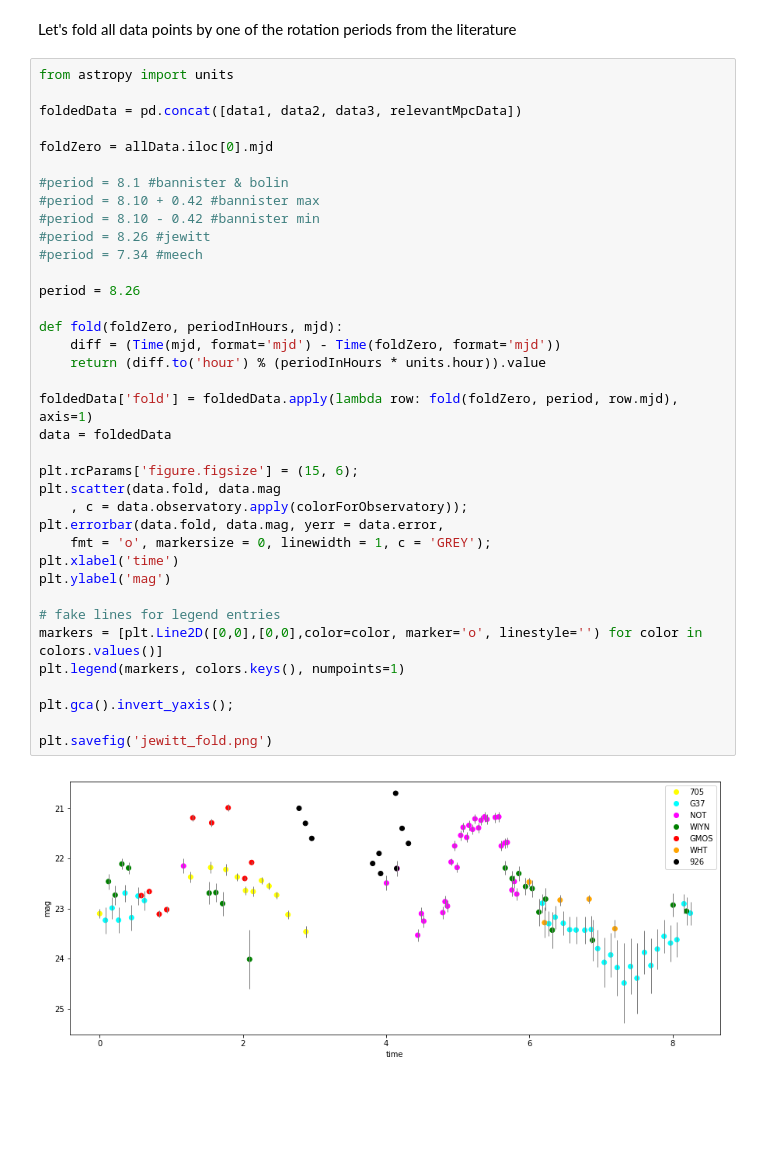
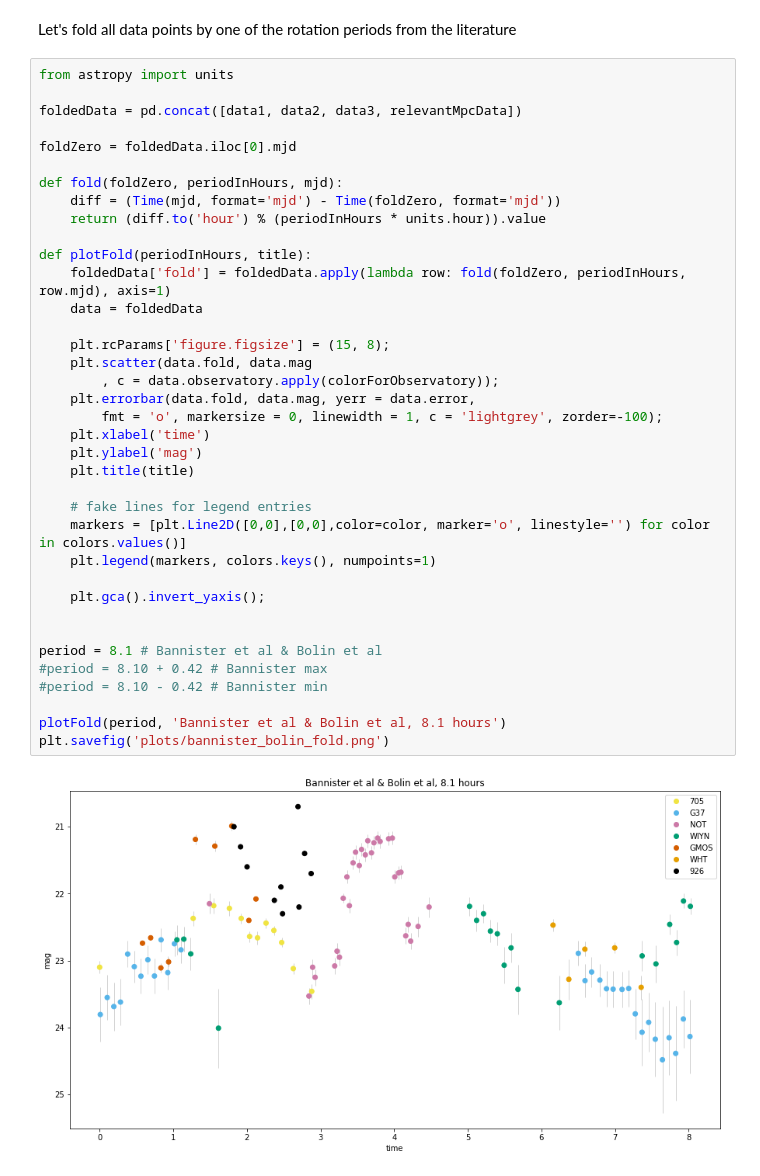
Before and after one commit to sharponlooker/A2017U1, a Jupyter notebook: 1I2017U1 light curve.ipynb, the cells around one changed output. Drawn from its saved outputs; the diff is of its cells as text; blank space fills up the shorter version.

```diff
--- a/1I2017U1 light curve.ipynb
+++ b/1I2017U1 light curve.ipynb
@@ -150,39 +161,39 @@ Let's fold all data points by one of the rotation periods from the literature
 # %%
 from astropy import units
 
 foldedData = pd.concat([data1, data2, data3, relevantMpcData])
 
-foldZero = allData.iloc[0].mjd
-
-#period = 8.1 #bannister & bolin
-#period = 8.10 + 0.42 #bannister max
-#period = 8.10 - 0.42 #bannister min
-#period = 8.26 #jewitt
-#period = 7.34 #meech
-
-period = 8.26
+foldZero = foldedData.iloc[0].mjd
 
 def fold(foldZero, periodInHours, mjd):
     diff = (Time(mjd, format='mjd') - Time(foldZero, format='mjd'))
     return (diff.to('hour') % (periodInHours * units.hour)).value
 
-foldedData['fold'] = foldedData.apply(lambda row: fold(foldZero, period, row.mjd), axis=1)
-data = foldedData
+def plotFold(periodInHours, title):
+    foldedData['fold'] = foldedData.apply(lambda row: fold(foldZero, periodInHours, row.mjd), axis=1)
+    data = foldedData
 
-plt.rcParams['figure.figsize'] = (15, 6);
-plt.scatter(data.fold, data.mag
-    , c = data.observatory.apply(colorForObservatory));
-plt.errorbar(data.fold, data.mag, yerr = data.error,
-    fmt = 'o', markersize = 0, linewidth = 1, c = 'GREY');
-plt.xlabel('time')
-plt.ylabel('mag')
+    plt.rcParams['figure.figsize'] = (15, 8);
+    plt.scatter(data.fold, data.mag
+        , c = data.observatory.apply(colorForObservatory));
+    plt.errorbar(data.fold, data.mag, yerr = data.error,
+        fmt = 'o', markersize = 0, linewidth = 1, c = 'lightgrey', zorder=-100);
+    plt.xlabel('time')
+    plt.ylabel('mag')
+    plt.title(title)
 
-# fake lines for legend entries
-markers = [plt.Line2D([0,0],[0,0],color=color, marker='o', linestyle='') for color in colors.values()]
-plt.legend(markers, colors.keys(), numpoints=1)
+    # fake lines for legend entries
+    markers = [plt.Line2D([0,0],[0,0],color=color, marker='o', linestyle='') for color in colors.values()]
+    plt.legend(markers, colors.keys(), numpoints=1)
 
-plt.gca().invert_yaxis();
+    plt.gca().invert_yaxis();
 
-plt.savefig('jewitt_fold.png')
+
+period = 8.1 # Bannister et al & Bolin et al
+#period = 8.10 + 0.42 # Bannister max
+#period = 8.10 - 0.42 # Bannister min
+
+plotFold(period, 'Bannister et al & Bolin et al, 8.1 hours')
+plt.savefig('plots/bannister_bolin_fold.png')
 # %% [output]
-[figure, old version]
+[figure, new version]
```
Also changed, not shown: parts of 11 cells of this notebook, 7 other files.
